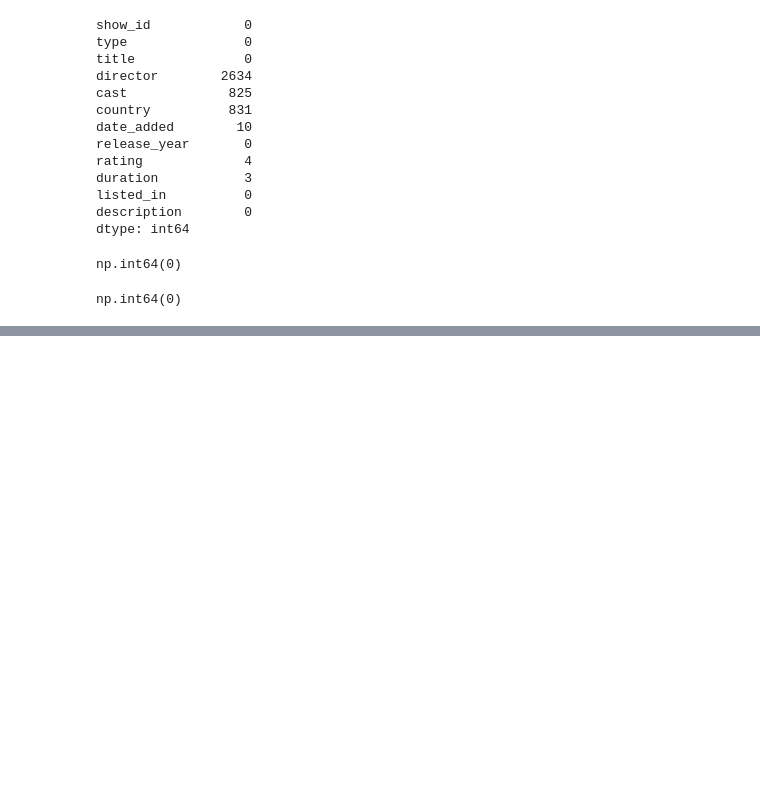
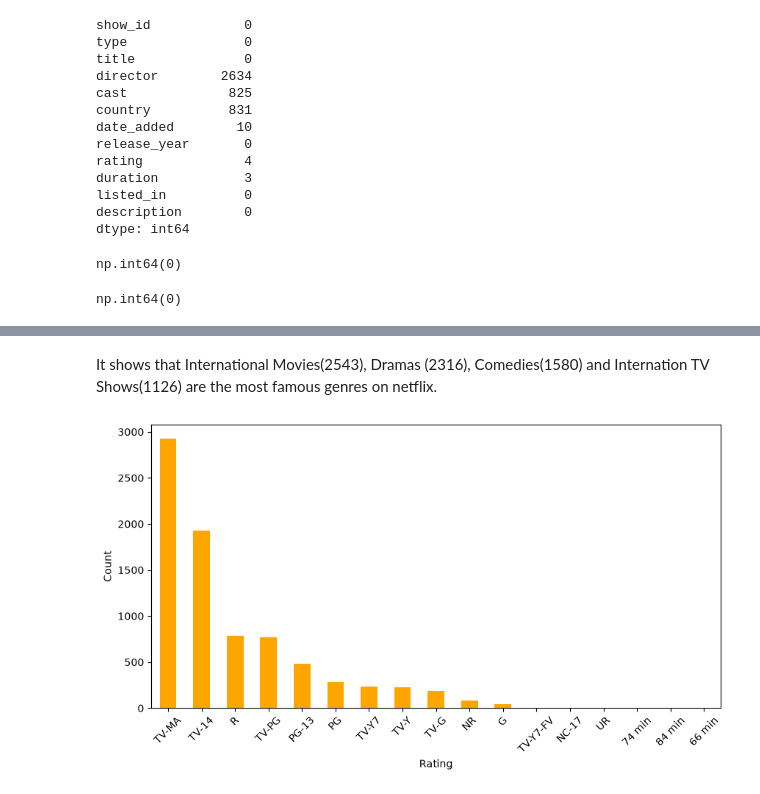
Before and after one commit to Sumit-Shastri/netflix-data-analysis, a Jupyter notebook: notebook/netflix_analysis.ipynb, the cells around one changed output, grey strips where cells are left out. Cells and saved outputs as stored; diff of their text form; code cells hidden in the pictures; blank space fills up the shorter version.

```diff
--- a/notebook/netflix_analysis.ipynb
+++ b/notebook/netflix_analysis.ipynb
@@ -124,7 +118,7 @@ memory usage: 892.7 KB
 # %%
 # Change datatype of 'date_added' column to datetime
 
-df['date_added'] = pd.to_datetime(df['date_added'])
+df['date_added'] = pd.to_datetime(df['date_added'], format = "mixed")
 df['date_added']
 # %% [output]
 0      2021-09-25
@@ -166,0 +257,19 @@ memory usage: 892.7 KB
+# %% [markdown]
+It shows that International Movies(2543), Dramas (2316), Comedies(1580) and Internation TV Shows(1126) are the most famous genres on netflix.
+# %%
+# top rated movies and shows
+
+ratings = df['rating'].value_counts()
+
+ratings.plot(
+    kind='bar',
+    figsize=(10, 5),
+    color='orange'
+)
+
+plt.xlabel('Rating')
+plt.ylabel('Count')
+plt.xticks(rotation=45)
+plt.show()
+# %% [output]
+[figure, added]
```
Also changed, not shown: parts of 36 cells of this notebook.
